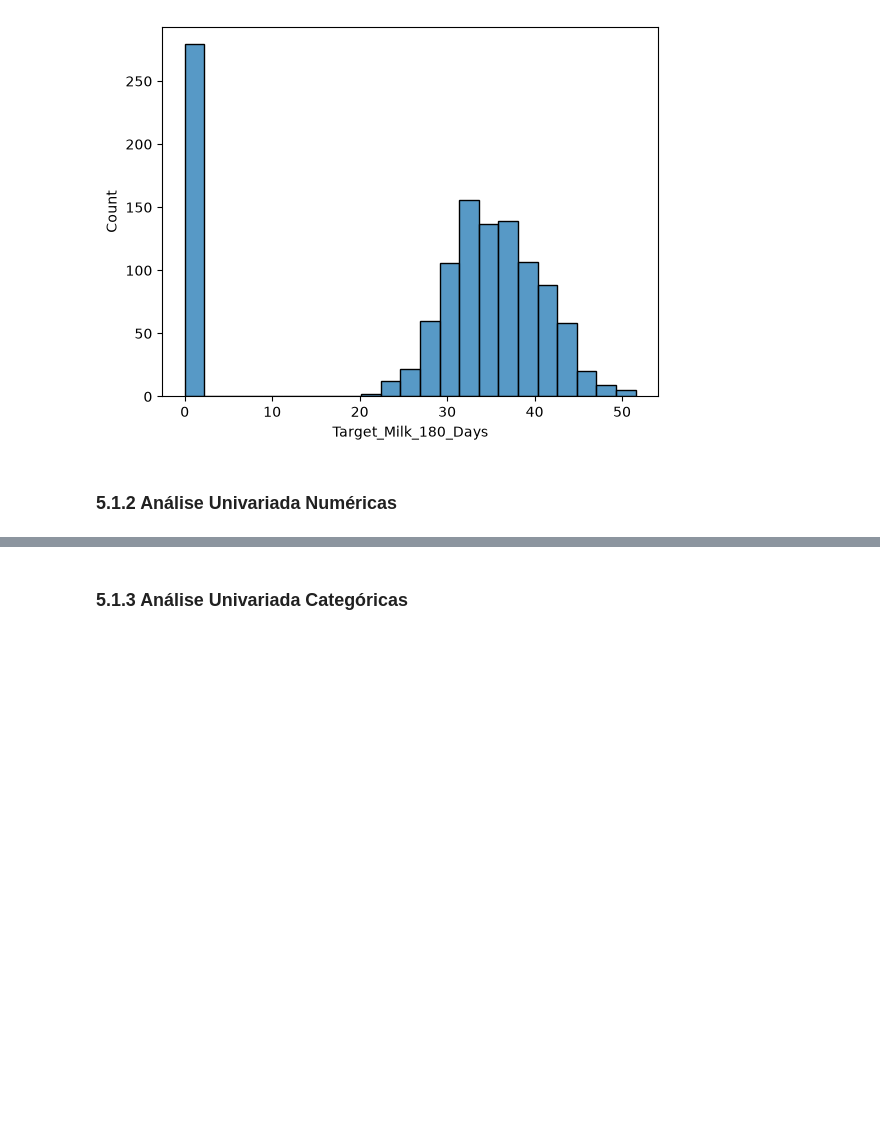
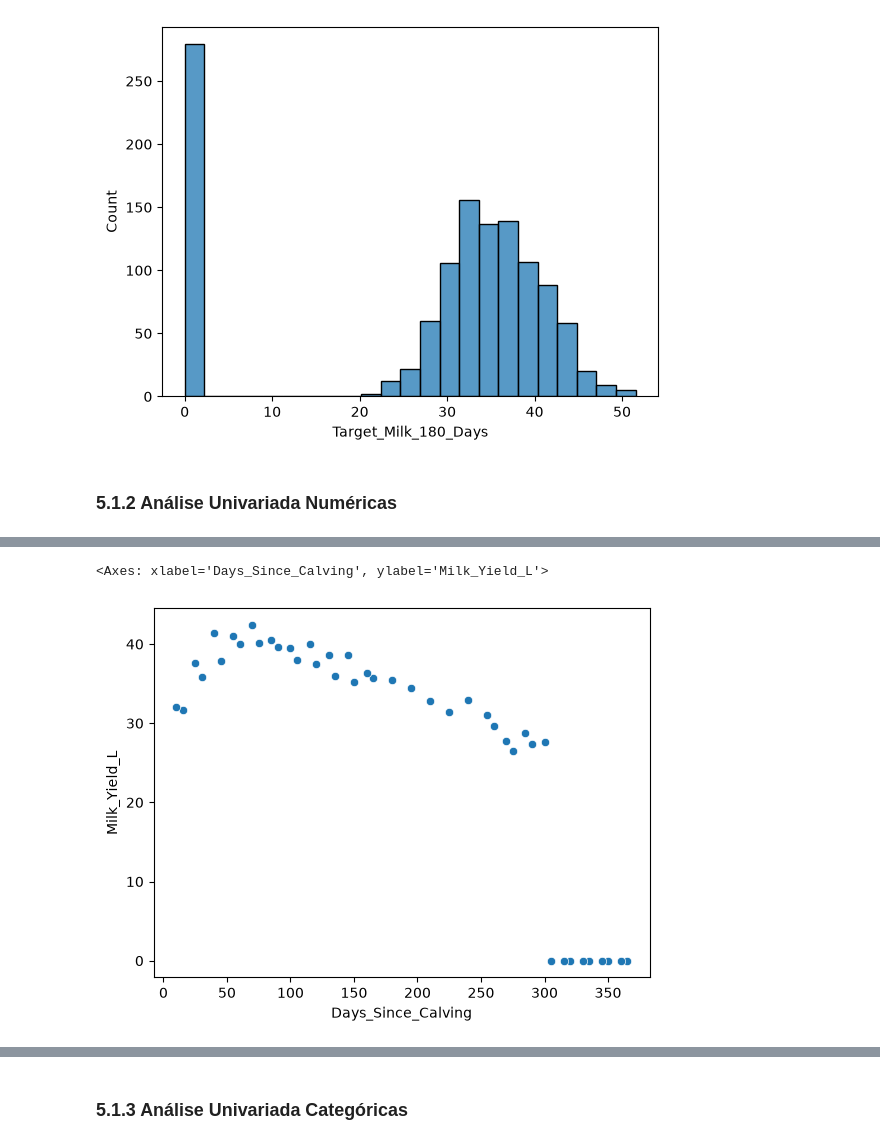
Before and after one commit to lucasffreitasds/projeto_milk_predict_180, a Jupyter notebook: projeto_milk_predict_180.ipynb, the cells around one changed output, grey strips where cells are left out. Saved outputs shown, nothing was run; the diff lists cells and outputs as text; code cells hidden in the pictures; blank space fills up the shorter version.

```diff
--- a/projeto_milk_predict_180.ipynb
+++ b/projeto_milk_predict_180.ipynb
@@ -932,0 +662,8 @@ Pelos valores da tabela, a nova classificação fica:
+# %%
+#testando curva de lactação em uma vaca
+vaca_prod_dim = df1.loc[(df1['Cattle_ID'] == 'CATTLE_001'), ['Days_Since_Calving', 'Milk_Yield_L']]
+
+sns.scatterplot(vaca_prod_dim, x='Days_Since_Calving', y='Milk_Yield_L')
+# %% [output]
+<Axes: xlabel='Days_Since_Calving', ylabel='Milk_Yield_L'>
+[figure, added]
```
Also changed, not shown: parts of 12 cells of this notebook.
